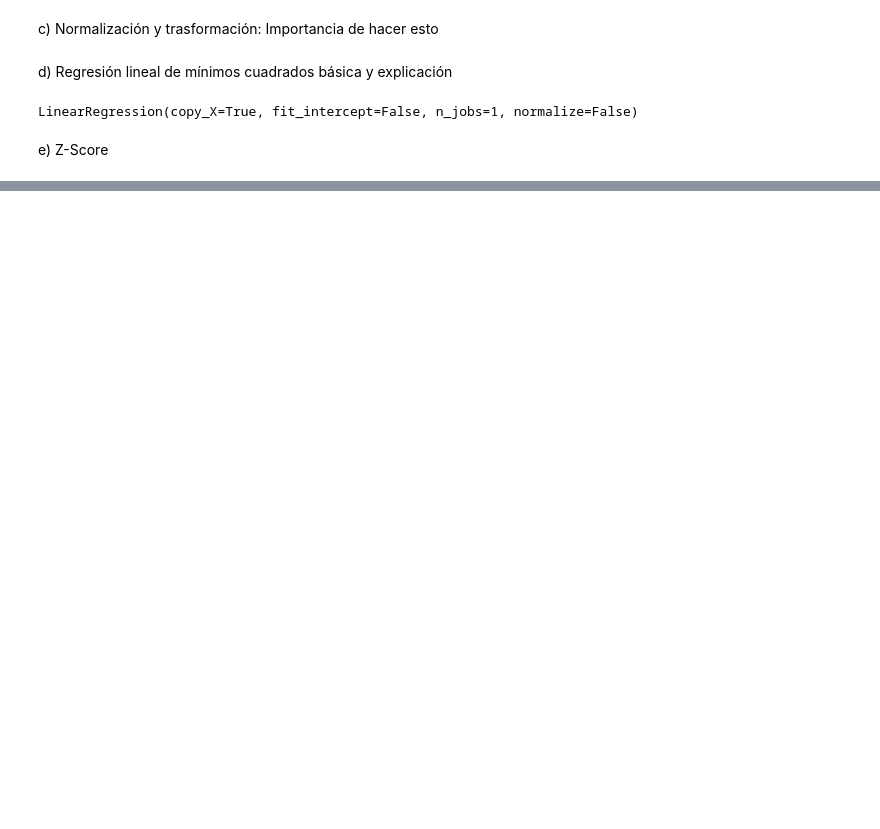
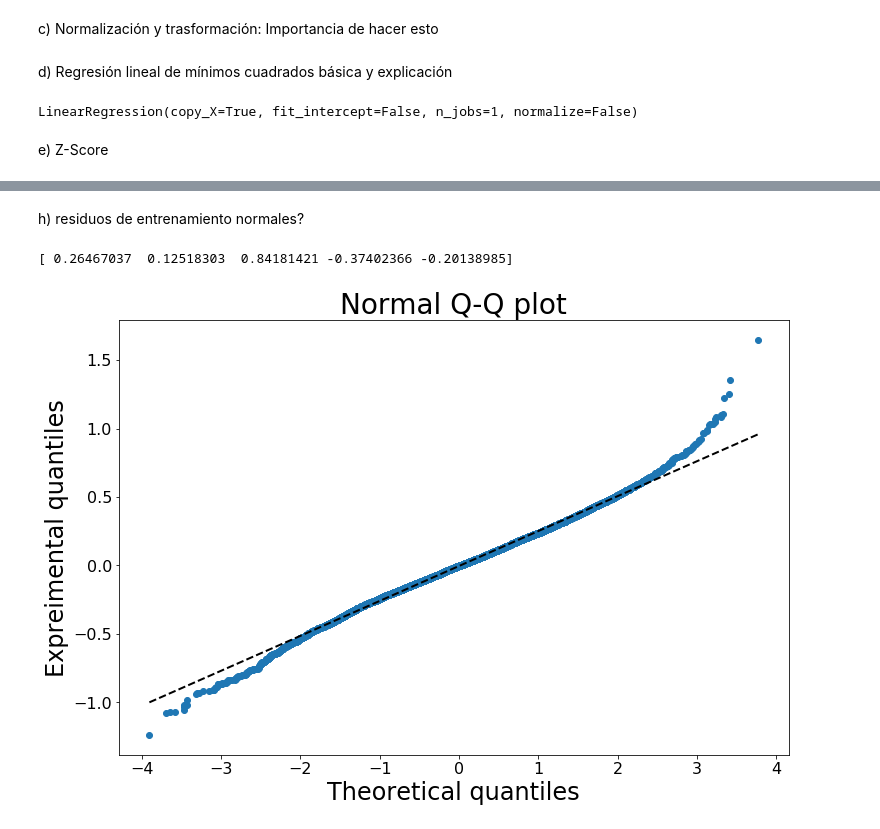
Before and after one commit to AlfredoAlfi/MachineLearning1, a Jupyter notebook: Tarea1_Machine_Learning.ipynb, the cells around one changed output, grey strips where cells are left out. Saved outputs shown, nothing was run; the diff lists cells and outputs as text; code cells hidden in the pictures; blank space fills up the shorter version.

```diff
--- a/Tarea1_Machine_Learning.ipynb
+++ b/Tarea1_Machine_Learning.ipynb
@@ -110,0 +202,32 @@ KeyError: 0
+# %% [markdown]
+h) residuos de entrenamiento normales?
+# %%
+linreg.fit(Xtrain,ytrain)
+ygorro = linreg.predict(Xtrain)
+errores= np.array(ygorro - ytrain)
+print(errores[:5])
+# %% [output]
+[ 0.26467037  0.12518303  0.84181421 -0.37402366 -0.20138985]
+# %%
+import numpy.random as random
+import matplotlib.pyplot as plt
+
+data=errores
+
+data.sort()
+norm=random.normal(0,1,len(data))
+norm.sort()
+plt.figure(figsize=(12,8),facecolor='1.0')
+plt.plot(norm,data,"o")
+
+#generate a trend line as in http://widu.tumblr.com/post/43624347354/matplotlib-trendline
+z = np.polyfit(norm,data, 1)
+p = np.poly1d(z)
+plt.plot(norm,p(norm),"k--", linewidth=2)
+plt.title("Normal Q-Q plot", size=28)
+plt.xlabel("Theoretical quantiles", size=24)
+plt.ylabel("Expreimental quantiles", size=24)
+plt.tick_params(labelsize=16)
+plt.show()
+# %% [output]
+[figure, added]
```
Also changed, not shown: parts of 5 cells of this notebook, 1 other file.
